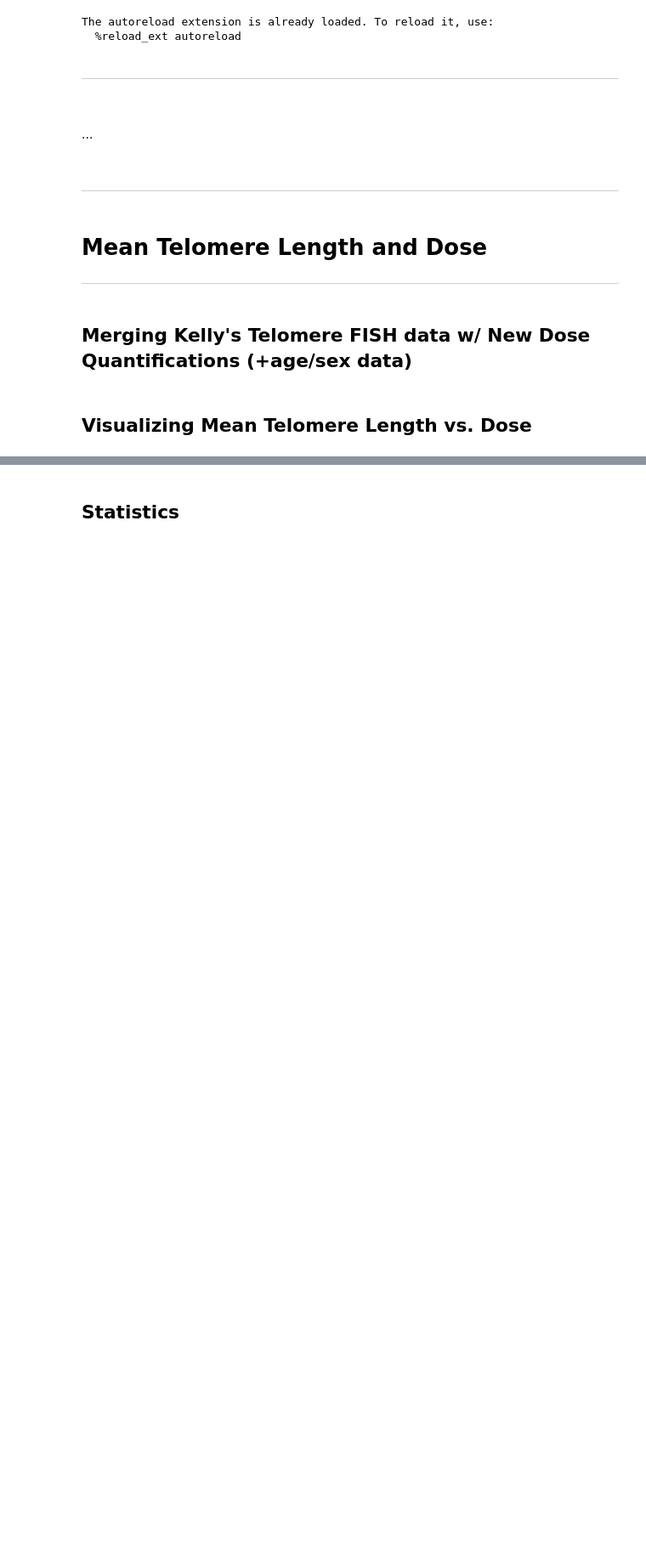
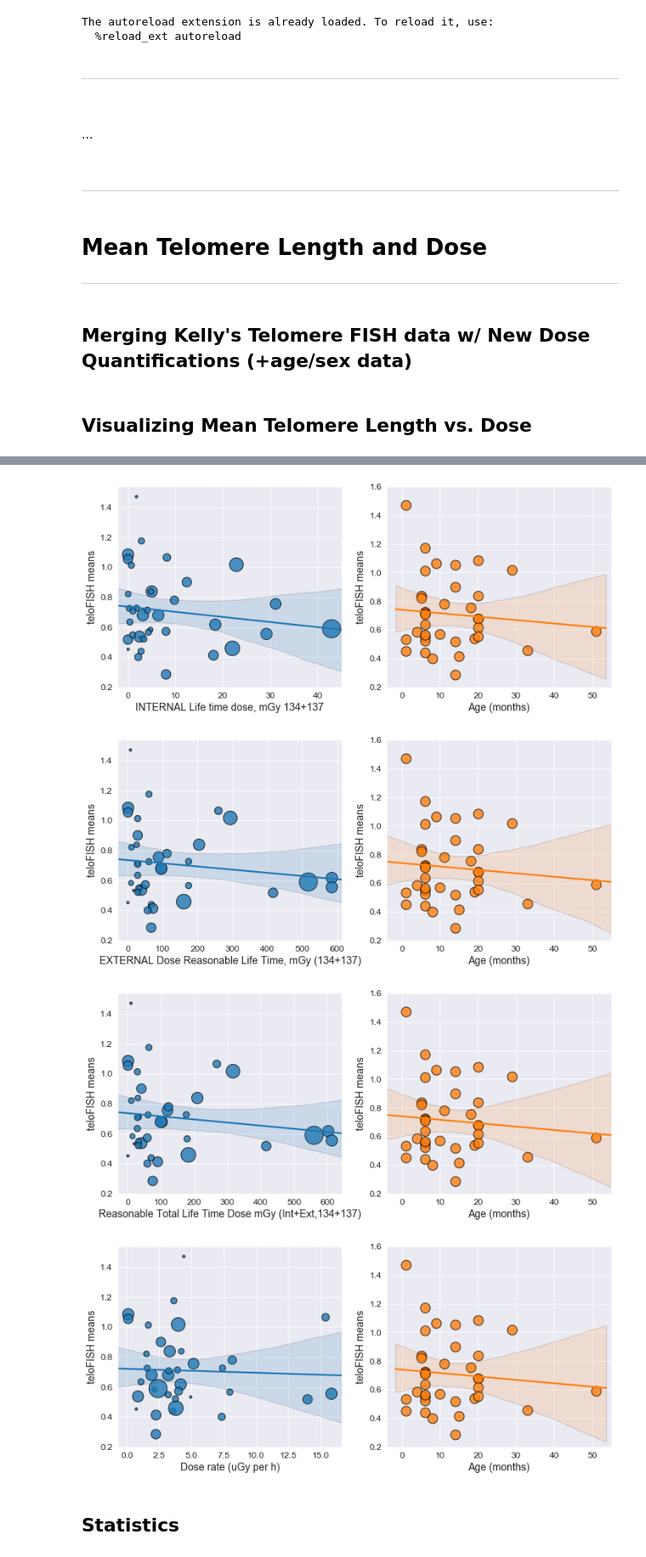
Before and after one commit to Jared-Luxton/Fukushima-Nuclear-Disaster-Humans, a Jupyter notebook: workflow & analyses notebooks/02_Fukushima_Project_Visualization_and_Statistics.ipynb, the cells around one changed output, grey strips where cells are left out. Shown at 85% size. Cells and saved outputs as stored; diff of their text form; code cells hidden in the pictures; blank space fills up the shorter version.

Commit message:
redoing analyses new data

```diff
--- a/workflow & analyses notebooks/02_Fukushima_Project_Visualization_and_Statistics.ipynb
+++ b/workflow & analyses notebooks/02_Fukushima_Project_Visualization_and_Statistics.ipynb
@@ -64,13 +62,10 @@ merge_kelly_teloFISH_dose = kelly_boar_teloFISH_df.merge(kelly_boar_dose, on=['S
 # making new df for handling feature engineering of individual telo measurements, i.e counts of short/long telos
 place_hold_merge_kelly_teloFISH_dose_telo_counts = merge_kelly_teloFISH_dose.copy()
 
+teloFISH_cols = general_cols_of_interest + ['teloFISH means']
+
 # selecting cols of interest
-merge_kelly_teloFISH_dose = merge_kelly_teloFISH_dose[['Sample ID', 'Sex', 'Age (months)', 'teloFISH means',
-                                                       'INTERNAL Life time dose, mGy 134+137',
-                                                       'EXTERNAL Dose Reasonable Life Time, mGy (134+137)',
-                                                       'Reasonable Total Life Time Dose mGy (Int+Ext,134+137)',
-                                                       'Dose rate (uGy/h, not lifetime) at time of capture (Int+Ext; 134+137)'
-                                                      ]]
+merge_kelly_teloFISH_dose = merge_kelly_teloFISH_dose[teloFISH_cols].copy()
 # %%
 merge_kelly_teloFISH_dose.rename(columns={'Dose rate (uGy/h, not lifetime) at time of capture (Int+Ext; 134+137)':
                                           'Dose rate (uGy per h)'}, inplace=True)
@@ -77,9 +73,0 @@ merge_kelly_teloFISH_dose.rename(columns={'Dose rate (uGy/h, not lifetime) at ti
-# %%
-# enforcing col types
-for col in merge_kelly_teloFISH_dose.columns:
-    if col == 'Sample ID' or col == 'Sex':
-        merge_kelly_teloFISH_dose[col] = merge_kelly_teloFISH_dose[col].astype('str')
-    elif col == 'Age (months)':
-        merge_kelly_teloFISH_dose[col] = merge_kelly_teloFISH_dose[col].astype('int64')
-    else:
-        merge_kelly_teloFISH_dose[col] = merge_kelly_teloFISH_dose[col].astype('float64')
@@ -102,3 +78,0 @@ The autoreload extension is already loaded. To reload it, use:
-# %%
-for col in dose_types:
-    f_tm.linear_regression_graphs_between_variables(x=col, y='teloFISH means', data=merge_kelly_teloFISH_dose)
@@ -110,2 +79,18 @@ for col in dose_types:
+# %%
+dose_types = ['INTERNAL Life time dose, mGy 134+137',
+              'EXTERNAL Dose Reasonable Life Time, mGy (134+137)',
+              'Reasonable Total Life Time Dose mGy (Int+Ext,134+137)',
+              'Dose rate (uGy per h)']
+# %%
+x2 = 'Age (months)'
+y = 'teloFISH means'
+
+for col in dose_types:
+    f_tm.graph_dose_age_vs_telos(df=merge_kelly_teloFISH_dose, x=col, x2=x2, y=y)
+# %% [output]
+[figure, added]
+[figure, added]
+[figure, added]
+[figure, added]
 # %% [markdown]
 ## Statistics
```
Also changed, not shown: parts of 77 cells of this notebook.
